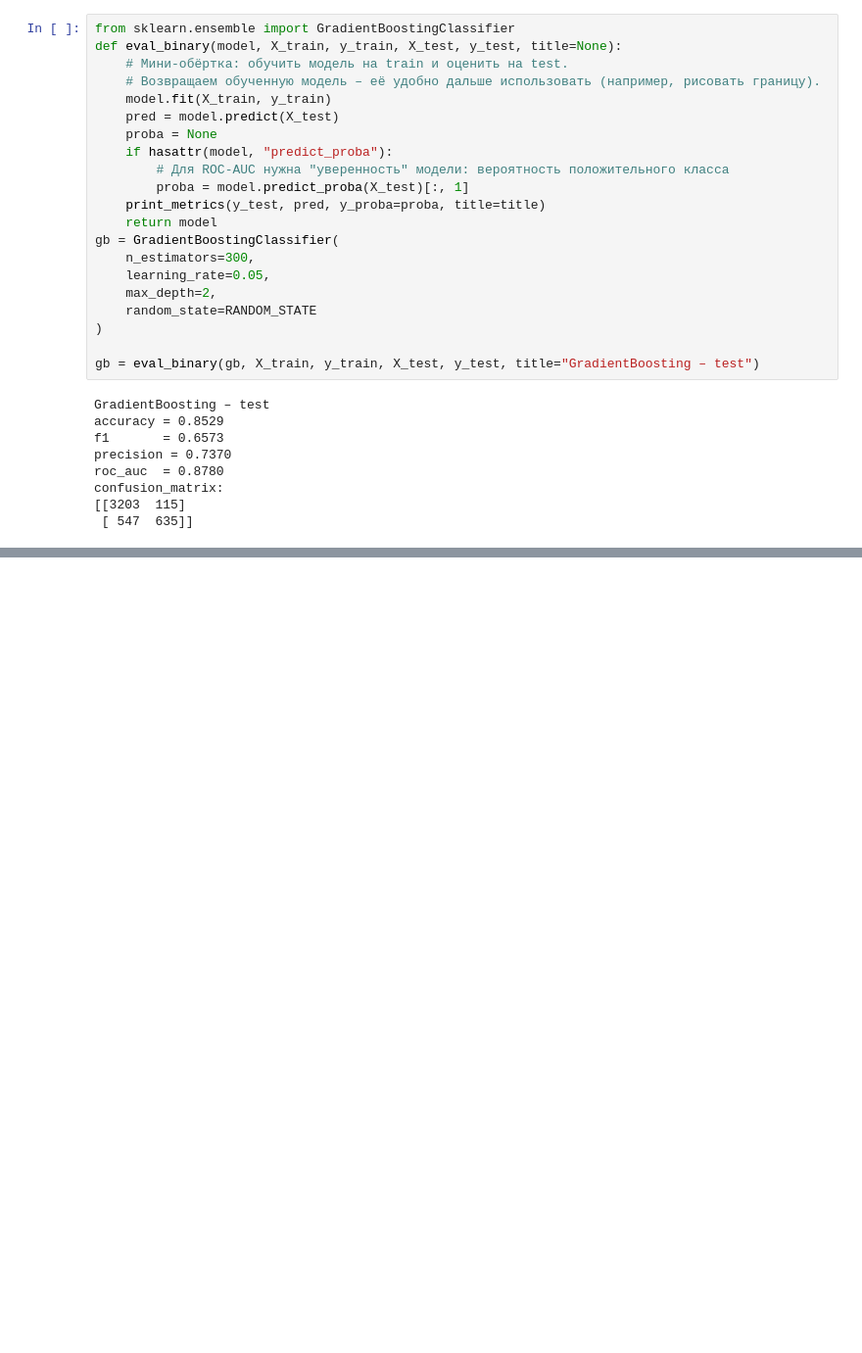
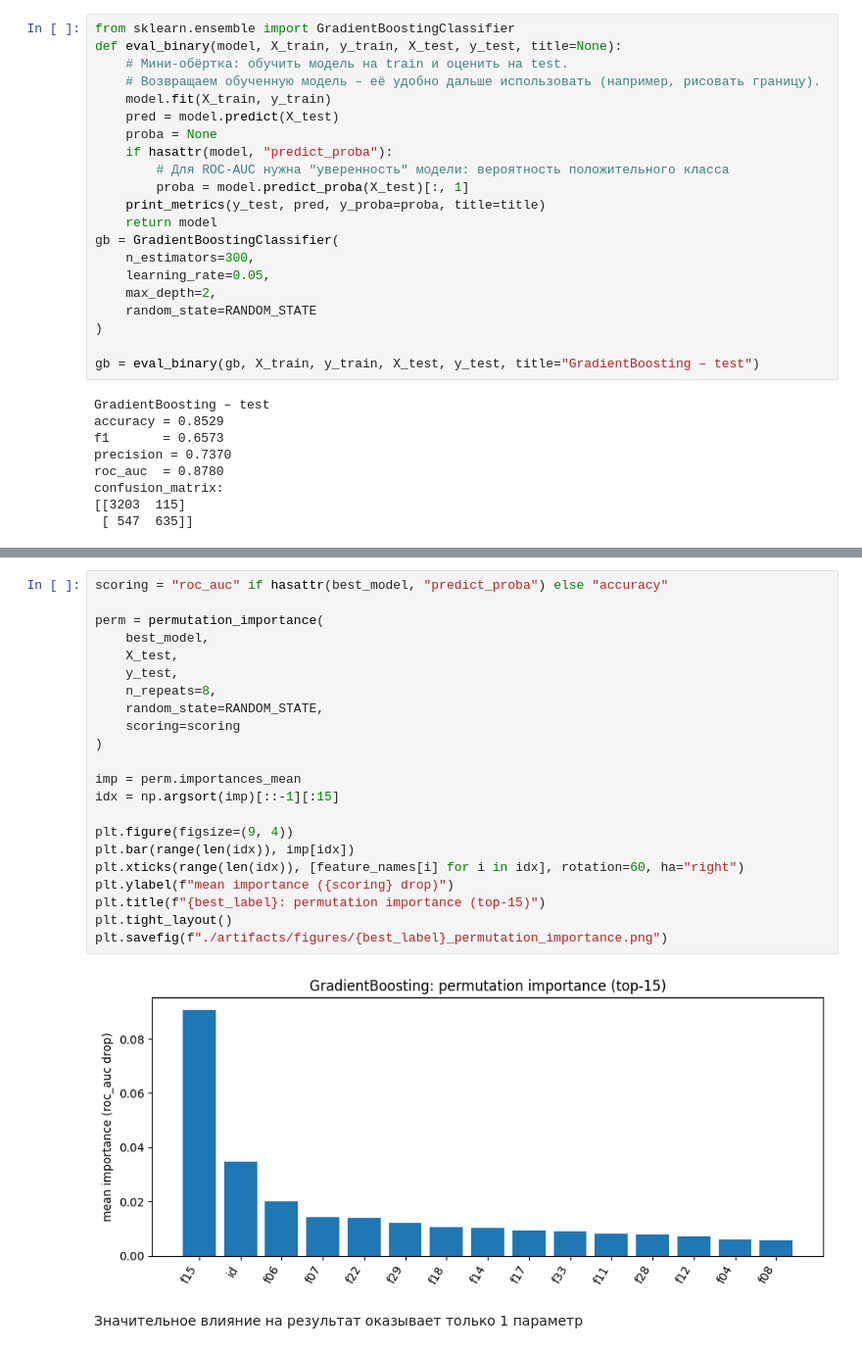
Before and after one commit to Dobriak-88/aie-group-2-work, a Jupyter notebook: homeworks/HW06/HW06.ipynb, the cells around one changed output, grey strips where cells are left out. Shown at 98% size. Cells and saved outputs as stored; diff of their text form; blank space fills up the shorter version.

```diff
--- a/homeworks/HW06/HW06.ipynb
+++ b/homeworks/HW06/HW06.ipynb
@@ -296,0 +499,26 @@ plt.savefig("./artifacts/figures/permutation_importance.png")
+# %%
+scoring = "roc_auc" if hasattr(best_model, "predict_proba") else "accuracy"
+
+perm = permutation_importance(
+    best_model,
+    X_test,
+    y_test,
+    n_repeats=8,
+    random_state=RANDOM_STATE,
+    scoring=scoring
+)
+
+imp = perm.importances_mean
+idx = np.argsort(imp)[::-1][:15]
+
+plt.figure(figsize=(9, 4))
+plt.bar(range(len(idx)), imp[idx])
+plt.xticks(range(len(idx)), [feature_names[i] for i in idx], rotation=60, ha="right")
+plt.ylabel(f"mean importance ({scoring} drop)")
+plt.title(f"{best_label}: permutation importance (top-15)")
+plt.tight_layout()
+plt.savefig(f"./artifacts/figures/{best_label}_permutation_importance.png")
+# %% [output]
+[figure, added]
+# %% [markdown]
+Значительное влияние на результат оказывает только 1 параметр
```
Also changed, not shown: parts of 18 cells of this notebook, 11 other files.
